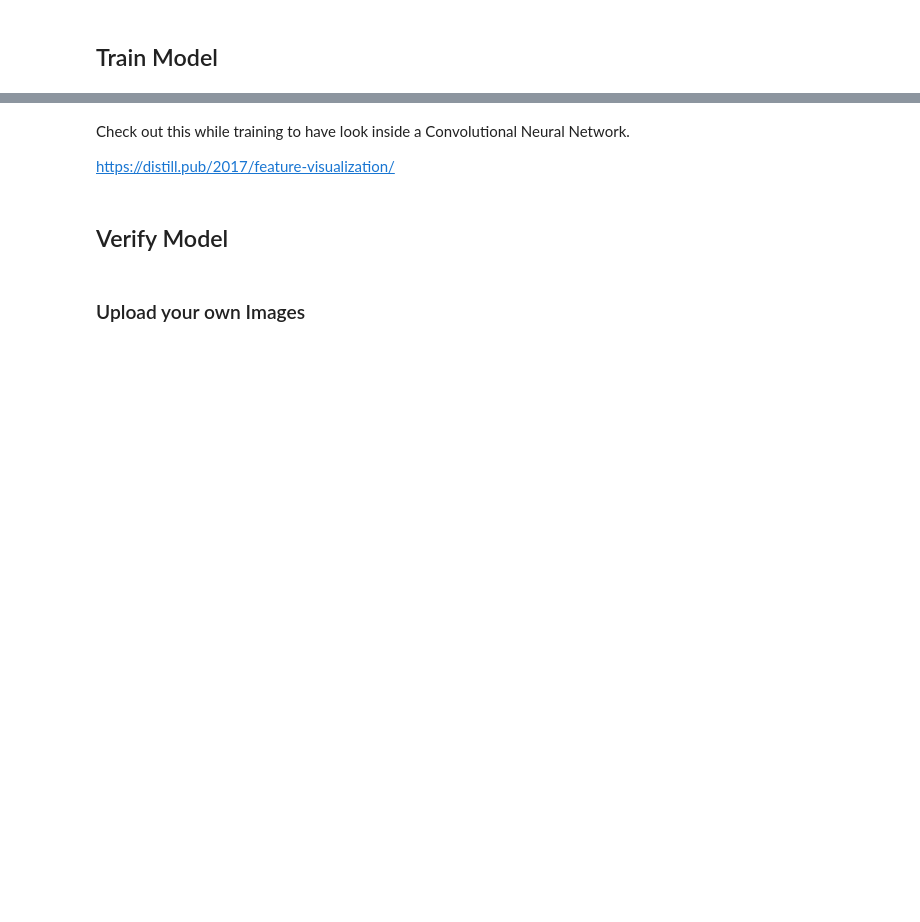
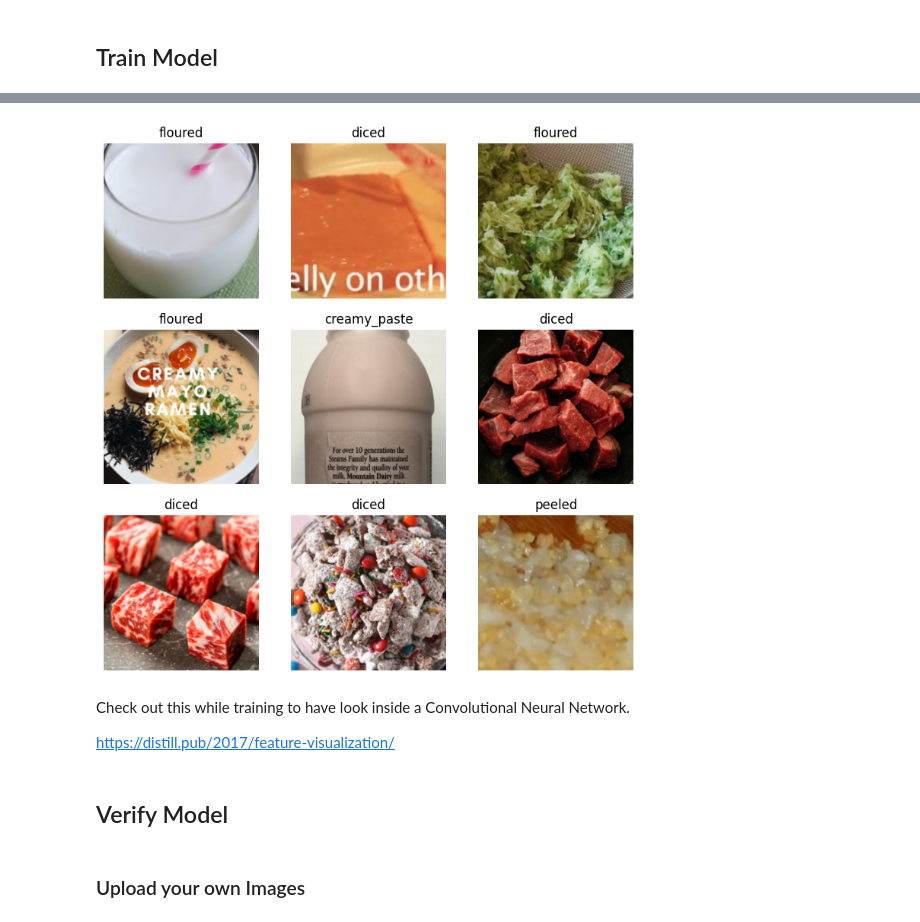
Before and after one commit to milansua/Projectschool, a Jupyter notebook: Train_a_Food_Model.ipynb, the cells around one changed output, grey strips where cells are left out. Saved outputs shown, nothing was run; the diff lists cells and outputs as text; code cells hidden in the pictures; blank space fills up the shorter version.

```diff
--- a/Train_a_Food_Model.ipynb
+++ b/Train_a_Food_Model.ipynb
@@ -129,9 +167,11 @@ GetLabel("churros-734186.jpg") #Testing
 # %%
 dls = ImageDataLoaders.from_name_func(
-    foodPath, get_image_files(foodPath), valid_pct=0.2, seed=420,
-    label_func=GetLabel, item_tfms=Resize(32))
+    foodPath, get_image_files(foodPath), valid_pct=0.2, seed=100,
+    label_func=GetLabel, item_tfms=Resize(224))
 
 dls.train.show_batch()
+# %% [output]
+[figure, added]
 # %%
 learn = cnn_learner(dls, resnet34, metrics=error_rate, pretrained=True)
 learn.fine_tune(epochs=1)
```
Also changed, not shown: parts of 4 cells of this notebook.
